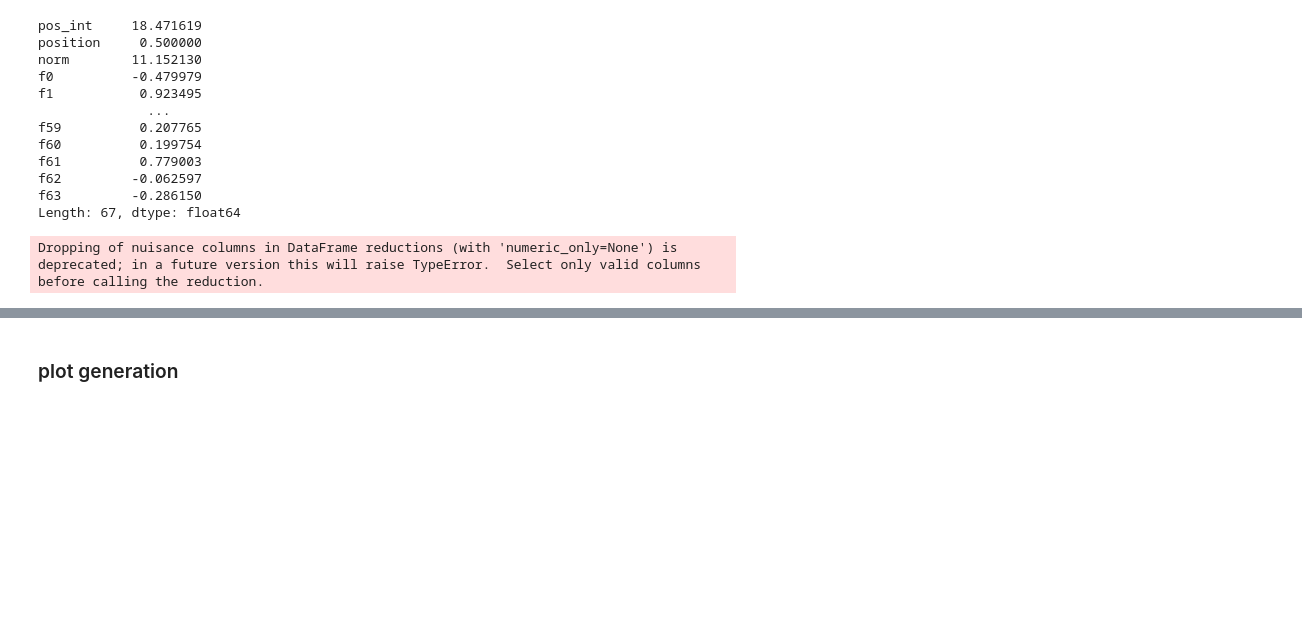
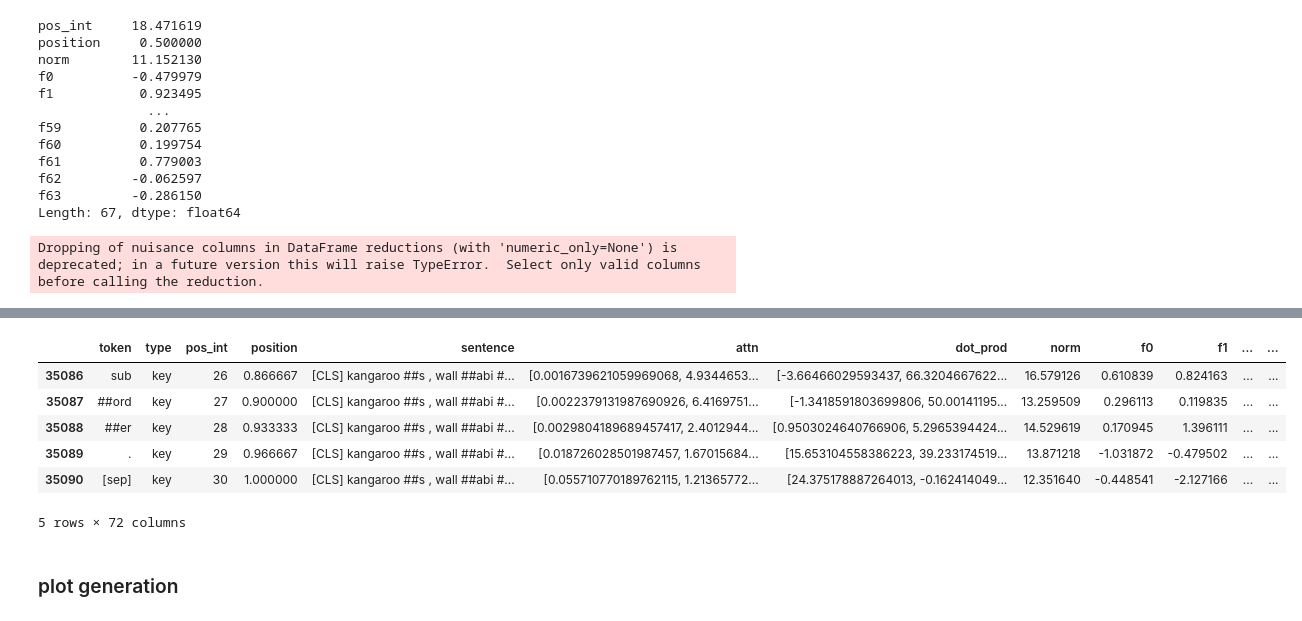
Before and after one commit to catherinesyeh/attention-exploration, a Jupyter notebook: attention.ipynb, the cells around one changed output, grey strips where cells are left out. Saved outputs shown, nothing was run; the diff lists cells and outputs as text; code cells hidden in the pictures; blank space fills up the shorter version.

Commit message:
subtracting position

```diff
--- a/attention.ipynb
+++ b/attention.ipynb
@@ -735,3 +751,18 @@ Dropping of nuisance columns in DataFrame reductions (with 'numeric_only=None')
+# %%
+for p in range(len(pos_embeddings)):
+    for i in range(64):
+        # col = "f" + str(i)
+        df.iloc[p, 8 + i] -= pos_embeddings[p][i]
+
+df.tail()
+# %% [output]
+|  | token | type | pos_int | position | sentence | attn | dot_prod | norm | f0 | f1 | ... | ... |
+| 35086 | sub | key | 26 | 0.866667 | [CLS] kangaroo ##s , wall ##abi #... | [0.0016739621059969068, 4.9344653... | [-3.66466029593437, 66.3204667622... | 16.579126 | 0.610839 | 0.824163 | ... | ... |
+| 35087 | ##ord | key | 27 | 0.900000 | [CLS] kangaroo ##s , wall ##abi #... | [0.0022379131987690926, 6.4169751... | [-1.3418591803699806, 50.00141195... | 13.259509 | 0.296113 | 0.119835 | ... | ... |
+| 35088 | ##er | key | 28 | 0.933333 | [CLS] kangaroo ##s , wall ##abi #... | [0.0029804189689457417, 2.4012944... | [0.9503024640766906, 5.2965394424... | 14.529619 | 0.170945 | 1.396111 | ... | ... |
+| 35089 | . | key | 29 | 0.966667 | [CLS] kangaroo ##s , wall ##abi #... | [0.018726028501987457, 1.67015684... | [15.653104558386223, 39.233174519... | 13.871218 | -1.031872 | -0.479502 | ... | ... |
+| 35090 | [sep] | key | 30 | 1.000000 | [CLS] kangaroo ##s , wall ##abi #... | [0.055710770189762115, 1.21365772... | [24.375178887264013, -0.162414049... | 12.351640 | -0.448541 | -2.127166 | ... | ... |
+5 rows × 72 columns
 # %% [markdown]
 ### plot generation
 # %%
```
Also changed, not shown: parts of 7 cells of this notebook.
